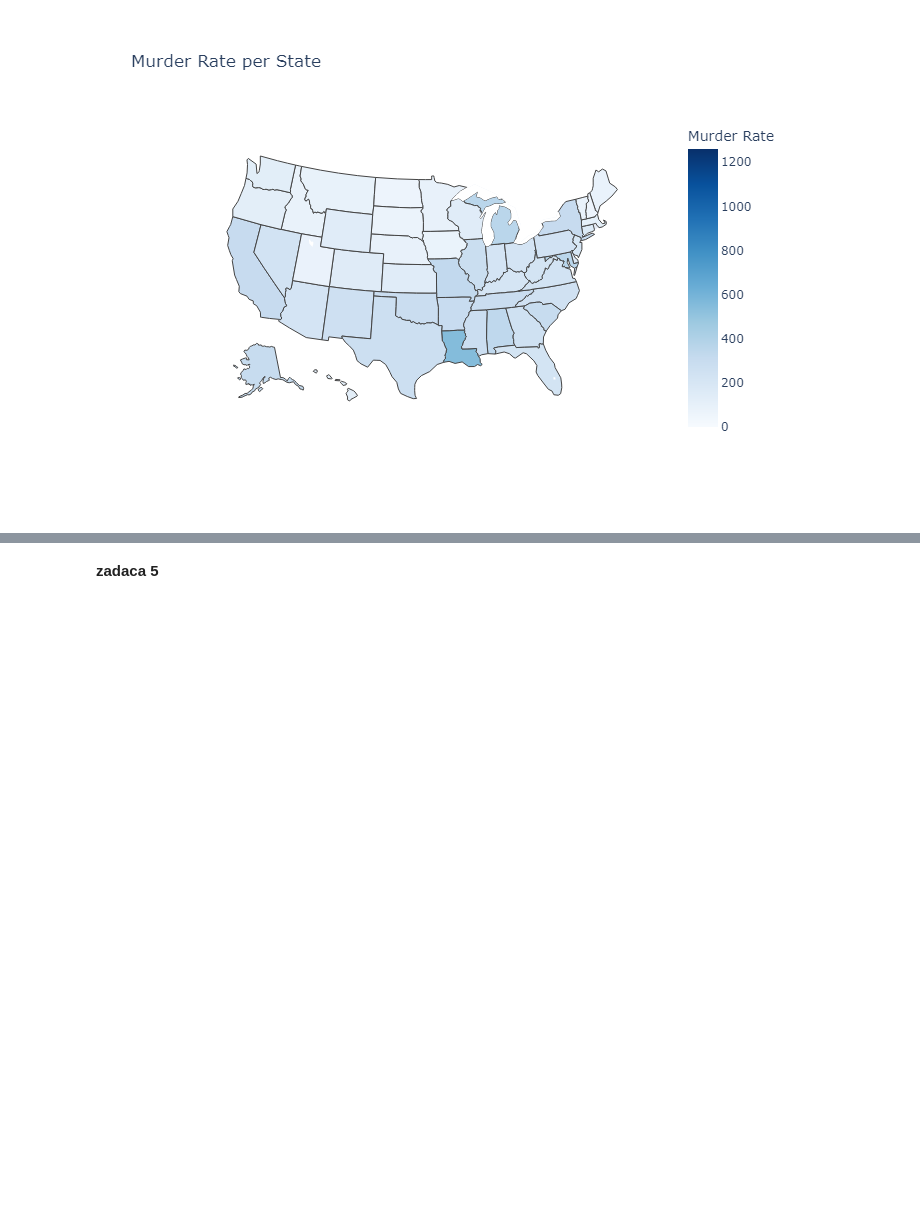
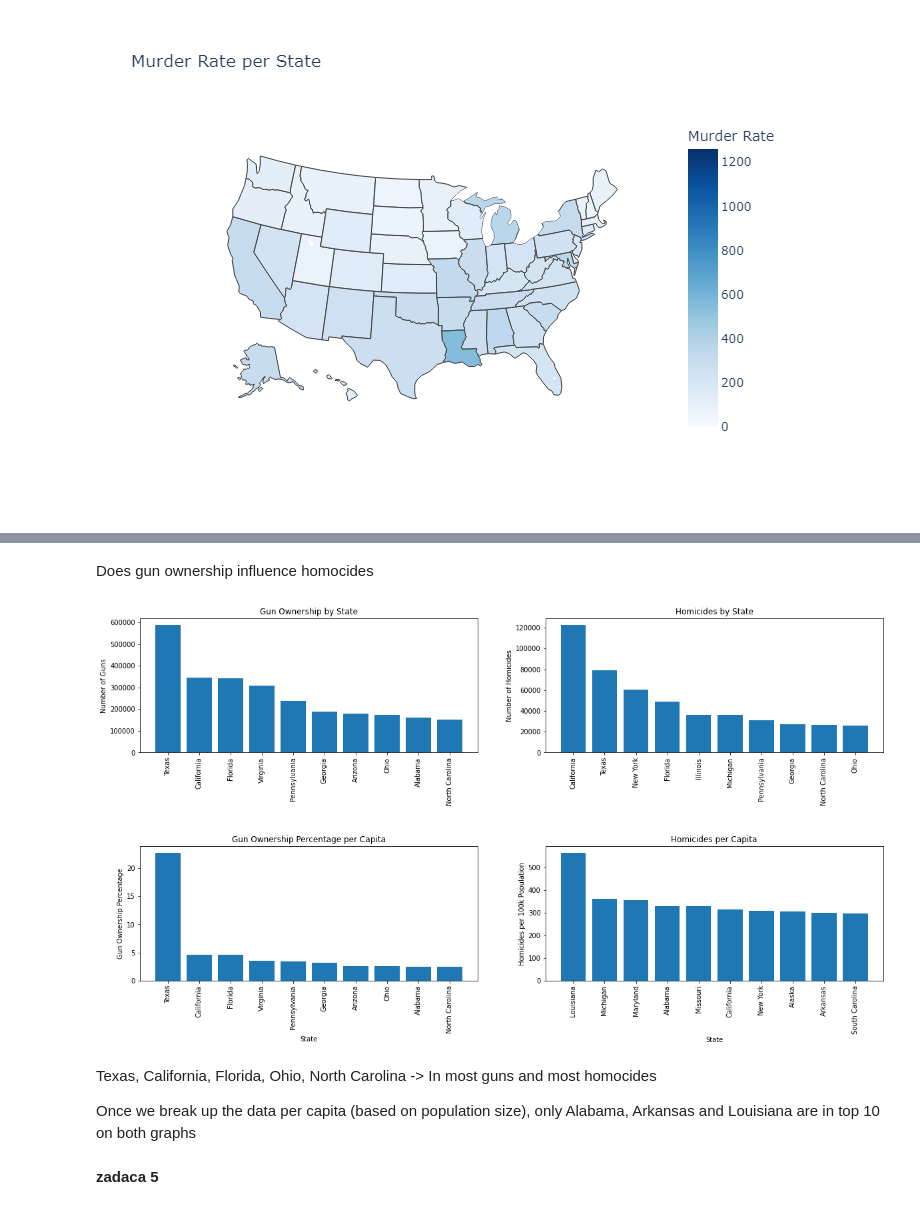
Before and after one commit to BodanT/PR23BTADBSDDDN, a Jupyter notebook: Porocilo.ipynb, the cells around one changed output, grey strips where cells are left out. Cells and saved outputs as stored; diff of their text form; code cells hidden in the pictures; blank space fills up the shorter version.

```diff
--- a/Porocilo.ipynb
+++ b/Porocilo.ipynb
@@ -206,3 +266,57 @@ Image(filename='map_na_glava_zitel.png')
+# %% [markdown]
+Does gun ownership influence homocides
+# %%
+
+df_guns[['state', 'pop2023', 'gunsRegistered']]
+
+guns_per_state = df_guns.groupby("state")["gunsRegistered"].sum().sort_values(ascending=False).head(10)
+homicides_per_state = df_homicides.groupby("State")["ID"].count().sort_values(ascending=False).head(10)
+
+# Calculate gun ownership percentages for each state
+df_guns_sorted = df_guns.sort_values(by="pop2023", ascending=False)
+df_guns_sorted["gun_ownership"] = df_guns_sorted["gunsRegistered"] / df_guns_sorted["pop2023"] * 100
+guns_precentage = df_guns_sorted.sort_values(by="gun_ownership", ascending=False).head(10)
+
+# Calculate homocides per capita for each state
+homocides_per_capita = (df_homicides.groupby("State")["ID"].count() / df_guns.set_index("state")["pop2023"]) * 100000
+homocides_per_capita = homocides_per_capita.sort_values(ascending=False).head(10)
+
+fig, axs = plt.subplots(2, 2, figsize=(20, 10))
+
+# Top left: guns per state
+axs[0, 0].bar(guns_per_state.index, guns_per_state)
+axs[0, 0].set_xticklabels(guns_per_state.index, rotation=90)
+axs[0, 0].set_ylabel("Number of Guns")
+axs[0, 0].set_title("Gun Ownership by State")
+
+# Top right: homicides per state
+axs[0, 1].bar(homicides_per_state.index, homicides_per_state)
+axs[0, 1].set_xticklabels(homicides_per_state.index, rotation=90)
+axs[0, 1].set_ylabel("Number of Homicides")
+axs[0, 1].set_title("Homicides by State")
+
+# Bottom left: gun ownership percentage per capita
+axs[1, 0].bar(guns_precentage["state"], guns_precentage['gun_ownership'])
+axs[1, 0].set_xticklabels(df_guns["state"], rotation=90)
+axs[1, 0].set_xlabel("State")
+axs[1, 0].set_ylabel("Gun Ownership Percentage")
+axs[1, 0].set_title("Gun Ownership Percentage per Capita")
+
+# Bottom right: homicides per capita
+axs[1, 1].bar(homocides_per_capita.index, homocides_per_capita)
+axs[1, 1].set_xticklabels(homocides_per_capita.index, rotation=90)
+axs[1, 1].set_xlabel("State")
+axs[1, 1].set_ylabel("Homicides per 100k Population")
+axs[1, 1].set_title("Homicides per Capita")
+
+plt.subplots_adjust(hspace=0.7)
+plt.show()
+# %% [output]
+[figure, added]
+# %% [markdown]
+Texas, California, Florida, Ohio, North Carolina -> In most guns and most homocides
+
+Once we break up the data per capita (based on population size), only Alabama, Arkansas and Louisiana are in top 10 on both graphs
 # %% [markdown]
 **zadaca 5**
 # %% [markdown]
```
Also changed, not shown: parts of 6 cells of this notebook.
